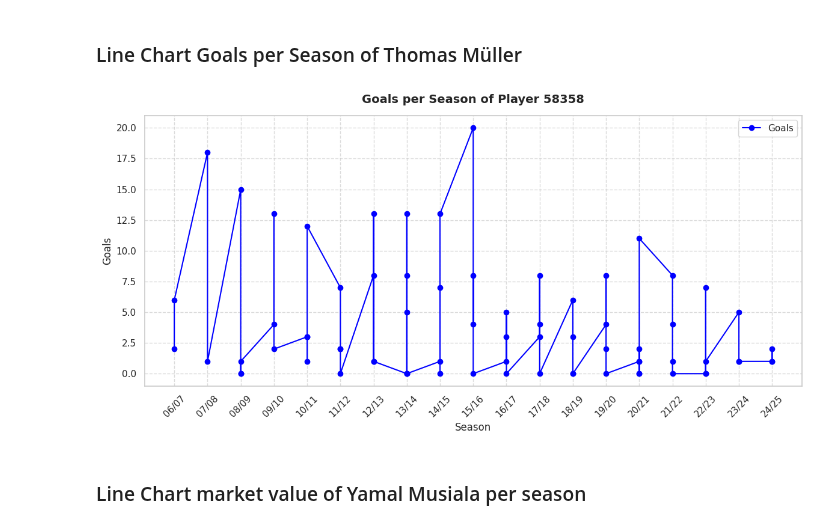
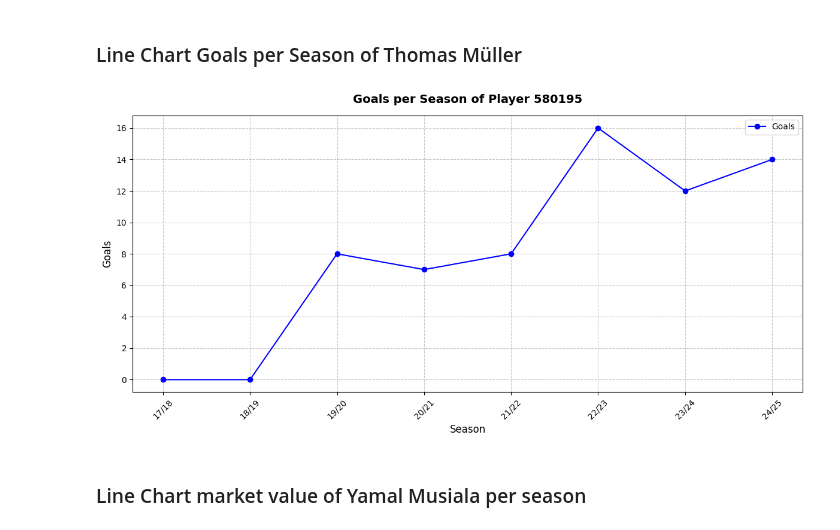
Before and after one commit to loretyan/ProjectDataAnalytics, a Jupyter notebook: Bundesliga.ipynb, the cells around one changed output. Saved outputs shown, nothing was run; the diff lists cells and outputs as text; code cells hidden in the pictures.

```diff
--- a/Bundesliga.ipynb
+++ b/Bundesliga.ipynb
@@ -1024,38 +1024,37 @@ plt.show()
 # %% [markdown]
 ### Line Chart Goals per Season of Thomas Müller
 # %%
-# Beispiel für Spieler_id = 58358 (Thomas Müller)
-player_id = 58358
-player_goals = df_seasons[df_seasons['spieler_id'] == player_id].copy()
+player_id = 580195
+player_goals = seasonly_stats[seasonly_stats['spieler_id'] == player_id].copy()
 
 # Duplikate entfernen
 player_goals = player_goals.drop_duplicates()
 
 # Saisons bereinigen und sortieren
 player_goals['Saison'] = player_goals['Saison'].astype(str).str.replace("'", "").str.strip()
 
 # Saison in Jahreszahlen umwandeln und sortieren
 player_goals['Saison_start'] = player_goals['Saison'].str.split('/').str[0]
 player_goals = player_goals[player_goals['Saison_start'].str.isdigit()]
 player_goals['Saison_start'] = player_goals['Saison_start'].astype(int)
 player_goals = player_goals.sort_values('Saison_start')
 
 # Tore bereinigen
 player_goals['Tore'] = pd.to_numeric(player_goals['Tore'], errors='coerce').fillna(0)
 
 # Plot erstellen
 plt.figure(figsize=(12, 6))
 plt.plot(player_goals['Saison'], player_goals['Tore'], marker='o', linestyle='-', color='blue', label='Goals')
 plt.title(f'Goals per Season of Player {player_id}', fontsize=14, fontweight='bold', pad=15)
 plt.xlabel('Season', fontsize=12)
 plt.ylabel('Goals', fontsize=12)
 plt.xticks(rotation=45)
 plt.grid(True, linestyle='--', alpha=0.7)
 plt.legend()
 plt.tight_layout()
 plt.show()
 # %% [output]
-[figure, old version]
+[figure, new version]
 # %% [markdown]
 ### Line Chart market value of Yamal Musiala per season
 # %%
```
